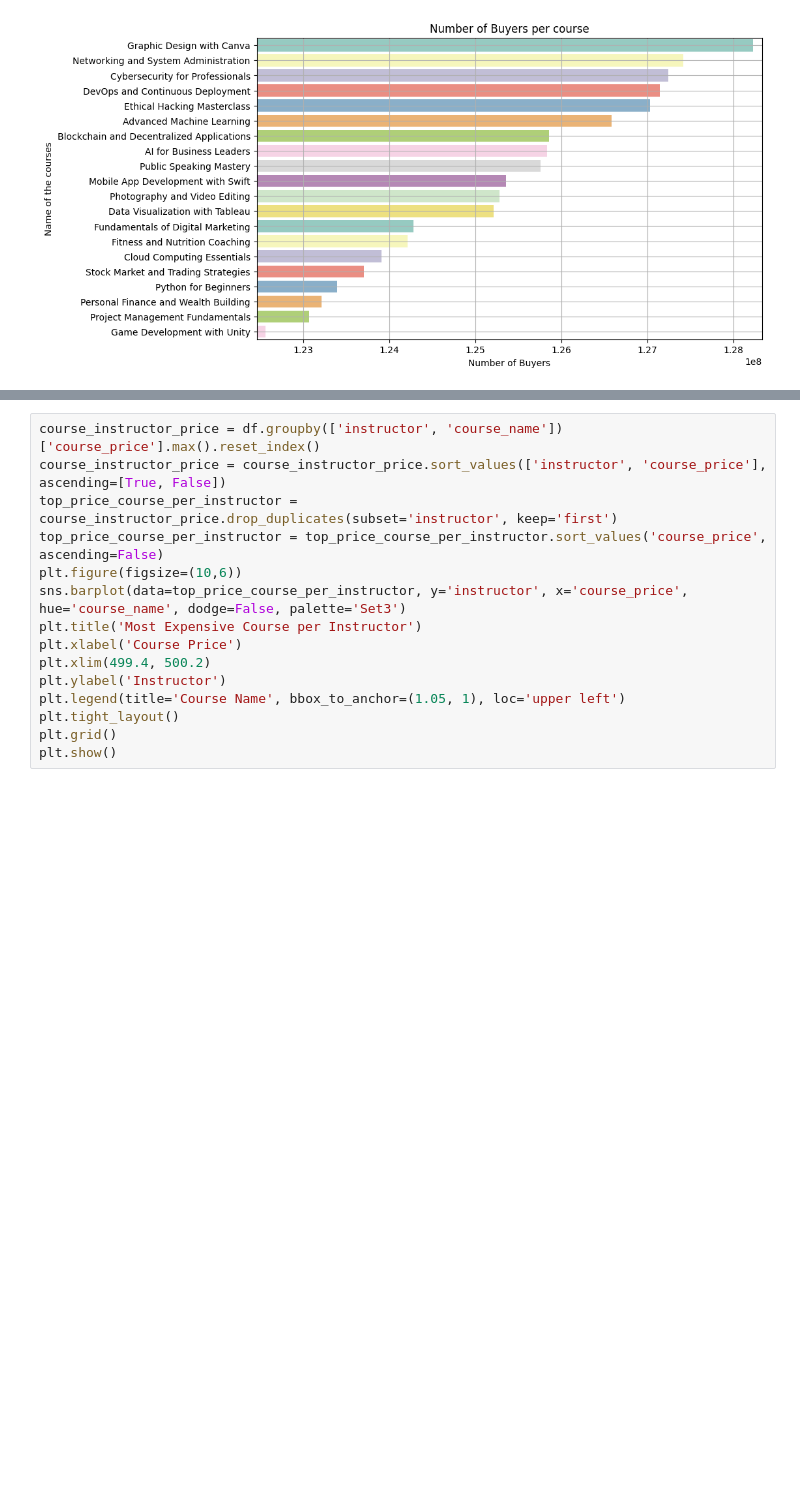
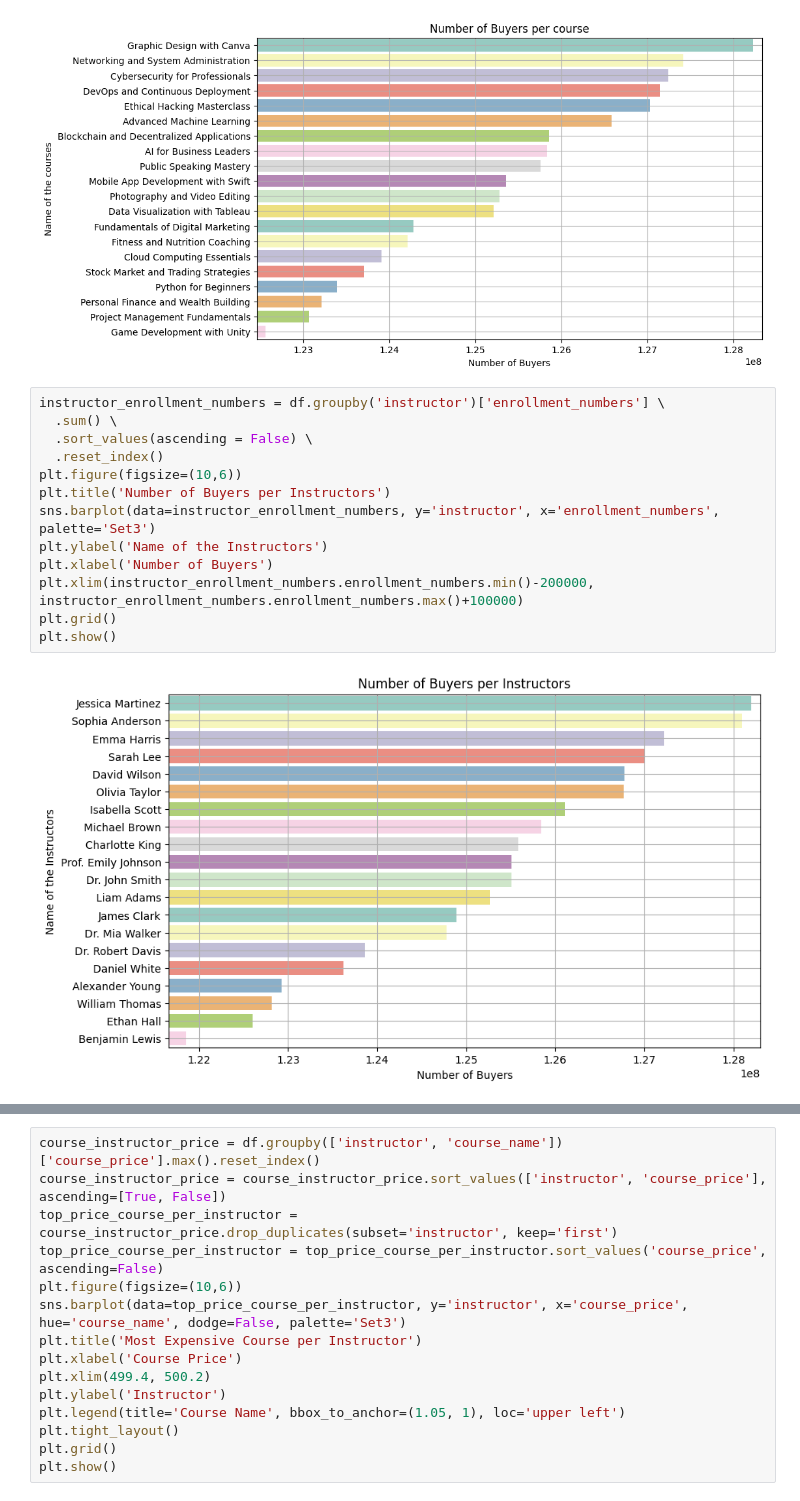
Before and after one commit to Subrat1920/Course-Recommendation, a Jupyter notebook: Notebooks/exploratory_data_analysis.ipynb, the cells around one changed output, grey strips where cells are left out. Drawn from its saved outputs; the diff is of its cells as text; blank space fills up the shorter version.

```diff
--- a/Notebooks/exploratory_data_analysis.ipynb
+++ b/Notebooks/exploratory_data_analysis.ipynb
@@ -127,6 +177,21 @@ plt.grid()
 plt.show()
 # %% [output]
 [figure]
+# %%
+instructor_enrollment_numbers = df.groupby('instructor')['enrollment_numbers'] \
+  .sum() \
+  .sort_values(ascending = False) \
+  .reset_index()
+plt.figure(figsize=(10,6))
+plt.title('Number of Buyers per Instructors')
+sns.barplot(data=instructor_enrollment_numbers, y='instructor', x='enrollment_numbers', palette='Set3')
+plt.ylabel('Name of the Instructors')
+plt.xlabel('Number of Buyers')
+plt.xlim(instructor_enrollment_numbers.enrollment_numbers.min()-200000, instructor_enrollment_numbers.enrollment_numbers.max()+100000)
+plt.grid()
+plt.show()
+# %% [output]
+[figure, added]
 # %%
 course_with_price = df.groupby('course_name')['course_price'] \
   .max() \
```
Also changed, not shown: parts of 7 cells of this notebook.
